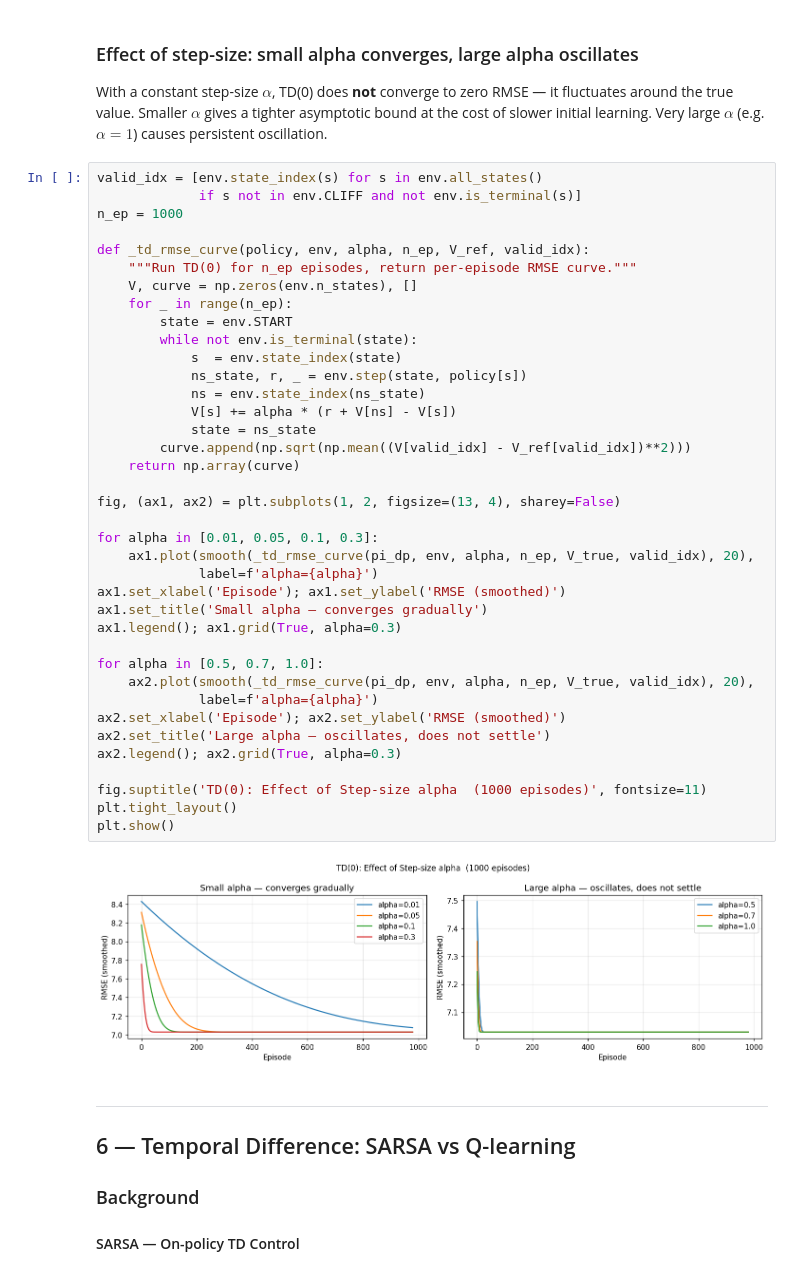
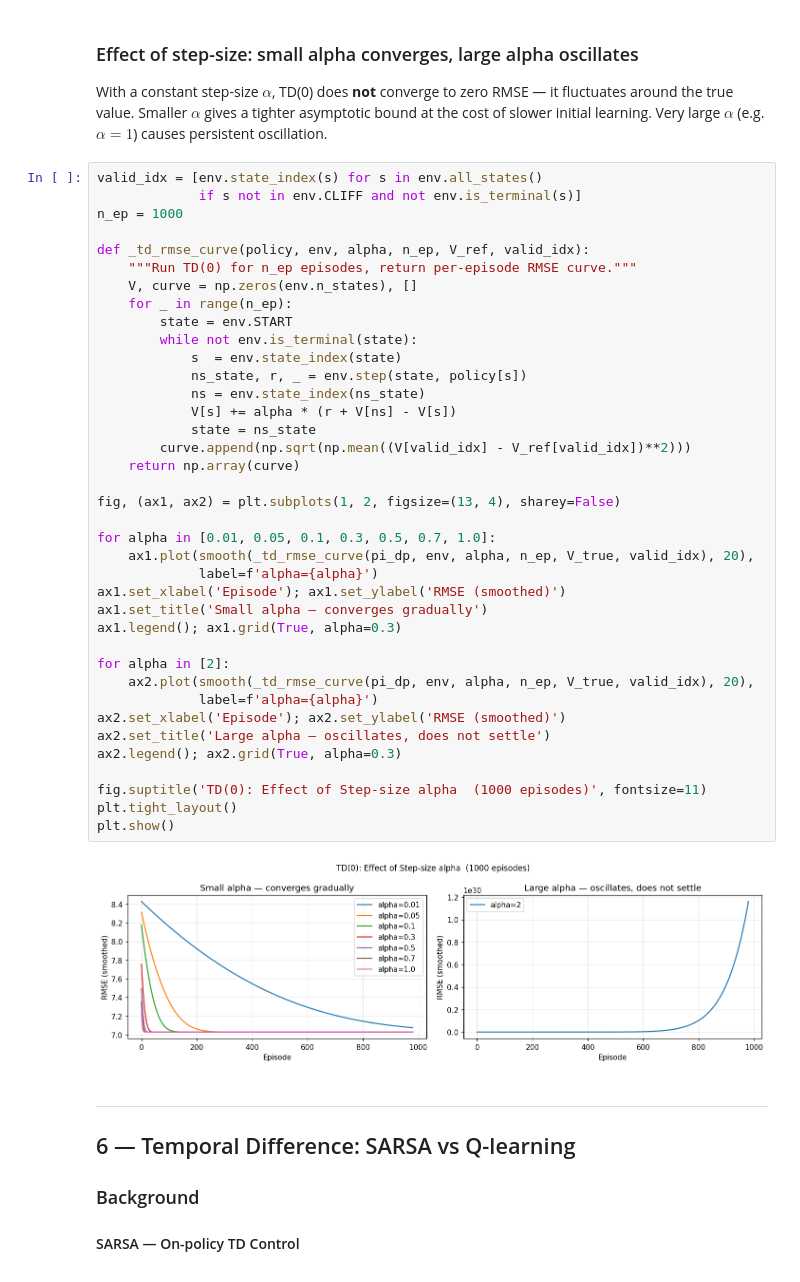
Before and after one commit to ShangtongZhang/CS4771-CS6771-Demo, a Jupyter notebook: cliff.ipynb, the cells around one changed output. Cells and saved outputs as stored; diff of their text form.

```diff
--- a/cliff.ipynb
+++ b/cliff.ipynb
@@ -265,36 +266,36 @@ def _td_rmse_curve(policy, env, alpha, n_ep, V_ref, valid_idx):
     V, curve = np.zeros(env.n_states), []
     for _ in range(n_ep):
         state = env.START
         while not env.is_terminal(state):
             s  = env.state_index(state)
             ns_state, r, _ = env.step(state, policy[s])
             ns = env.state_index(ns_state)
             V[s] += alpha * (r + V[ns] - V[s])
             state = ns_state
         curve.append(np.sqrt(np.mean((V[valid_idx] - V_ref[valid_idx])**2)))
     return np.array(curve)
 
 fig, (ax1, ax2) = plt.subplots(1, 2, figsize=(13, 4), sharey=False)
 
-for alpha in [0.01, 0.05, 0.1, 0.3]:
+for alpha in [0.01, 0.05, 0.1, 0.3, 0.5, 0.7, 1.0]:
     ax1.plot(smooth(_td_rmse_curve(pi_dp, env, alpha, n_ep, V_true, valid_idx), 20),
              label=f'alpha={alpha}')
 ax1.set_xlabel('Episode'); ax1.set_ylabel('RMSE (smoothed)')
 ax1.set_title('Small alpha — converges gradually')
 ax1.legend(); ax1.grid(True, alpha=0.3)
 
-for alpha in [0.5, 0.7, 1.0]:
+for alpha in [2]:
     ax2.plot(smooth(_td_rmse_curve(pi_dp, env, alpha, n_ep, V_true, valid_idx), 20),
              label=f'alpha={alpha}')
 ax2.set_xlabel('Episode'); ax2.set_ylabel('RMSE (smoothed)')
 ax2.set_title('Large alpha — oscillates, does not settle')
 ax2.legend(); ax2.grid(True, alpha=0.3)
 
 fig.suptitle('TD(0): Effect of Step-size alpha  (1000 episodes)', fontsize=11)
 plt.tight_layout()
 plt.show()
 # %% [output]
-[figure, old version]
+[figure, new version]
 # %% [markdown]
 ---
 ## 6 — Temporal Difference: SARSA vs Q-learning
```
Also changed, not shown: parts of 12 cells of this notebook, 1 other file.
